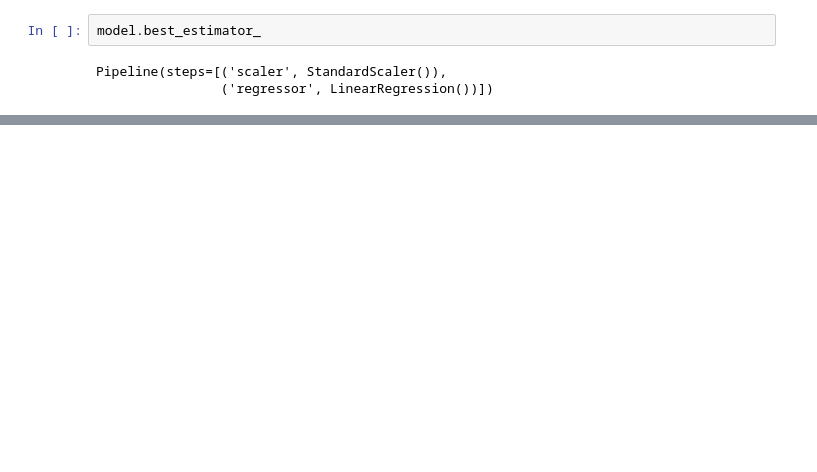
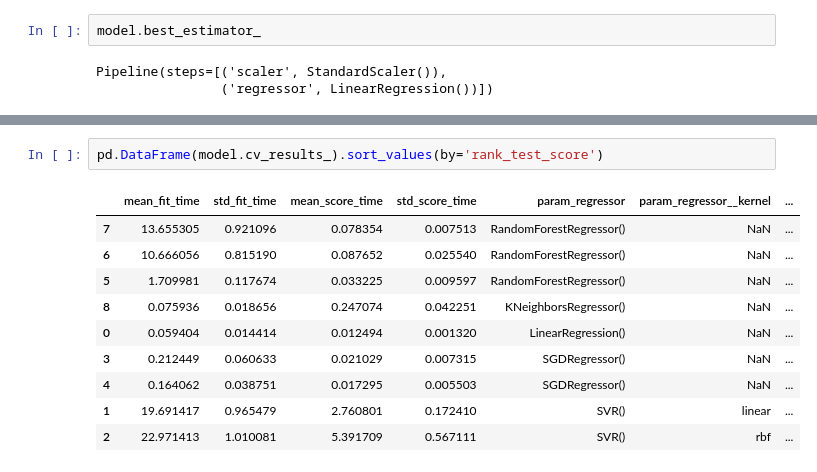
Before and after one commit to Basemm/machine-learning-lab, a Jupyter notebook: california_housing/basic_models.ipynb, the cells around one changed output, grey strips where cells are left out. Cells and saved outputs as stored; diff of their text form; blank space fills up the shorter version.

```diff
--- a/california_housing/basic_models.ipynb
+++ b/california_housing/basic_models.ipynb
@@ -96,0 +179,13 @@ Pipeline(steps=[('scaler', StandardScaler()),
+# %%
+pd.DataFrame(model.cv_results_).sort_values(by='rank_test_score')
+# %% [output]
+|  | mean_fit_time | std_fit_time | mean_score_time | std_score_time | param_regressor | param_regressor__kernel | ... |
+| 7 | 13.655305 | 0.921096 | 0.078354 | 0.007513 | RandomForestRegressor() | NaN | ... |
+| 6 | 10.666056 | 0.815190 | 0.087652 | 0.025540 | RandomForestRegressor() | NaN | ... |
+| 5 | 1.709981 | 0.117674 | 0.033225 | 0.009597 | RandomForestRegressor() | NaN | ... |
+| 8 | 0.075936 | 0.018656 | 0.247074 | 0.042251 | KNeighborsRegressor() | NaN | ... |
+| 0 | 0.059404 | 0.014414 | 0.012494 | 0.001320 | LinearRegression() | NaN | ... |
+| 3 | 0.212449 | 0.060633 | 0.021029 | 0.007315 | SGDRegressor() | NaN | ... |
+| 4 | 0.164062 | 0.038751 | 0.017295 | 0.005503 | SGDRegressor() | NaN | ... |
+| 1 | 19.691417 | 0.965479 | 2.760801 | 0.172410 | SVR() | linear | ... |
+| 2 | 22.971413 | 1.010081 | 5.391709 | 0.567111 | SVR() | rbf | ... |
```
Also changed, not shown: parts of 3 cells of this notebook.
